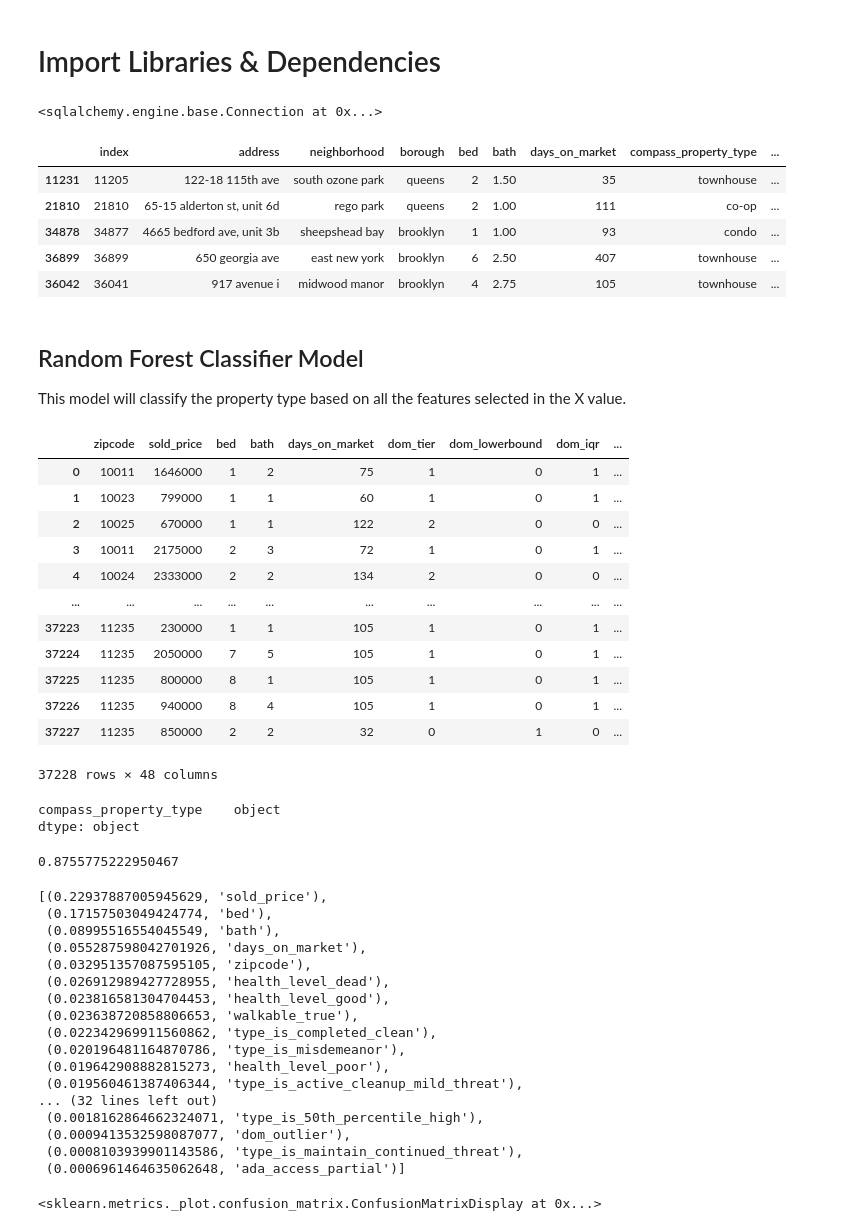
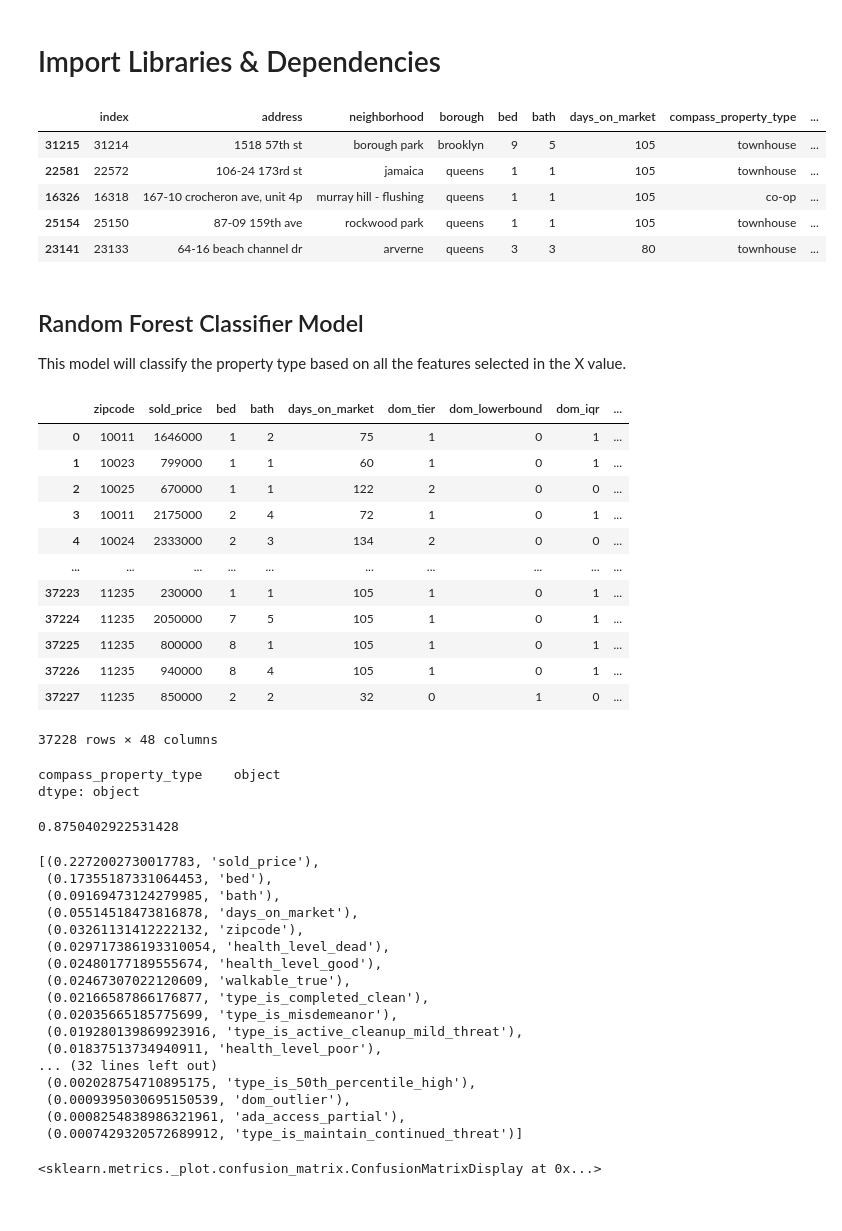
Before and after one commit to shadeetabasi/NYC-Challenge-Final, a Jupyter notebook: Resources/machine-learning/decision_trees-final.ipynb, the cells around one changed output. Cells and saved outputs as stored; diff of their text form; code cells hidden in the pictures.

```diff
--- a/Resources/machine-learning/decision_trees-final.ipynb
+++ b/Resources/machine-learning/decision_trees-final.ipynb
@@ -25,23 +28,26 @@ import seaborn as sns
 # %%
 #Create connection to postgres database EmployeeSQL
-load_dotenv()
-my_env_var = os.getenv('DB_CONNECTION_STRING')
-engine = create_engine(my_env_var)
-connection = engine.connect()
-connection
+# load_dotenv()
+# my_env_var = os.getenv('DB_CONNECTION_STRING')
+# engine = create_engine(my_env_var)
+# connection = engine.connect()
+# connection
+
+#connect engine
+###note to group, update local host location and name of database to reflect what is on your system
+connection_string = "postgres:postgres@localhost:5432/final_project"
+engine = create_engine(f'postgresql://{connection_string}')
-# %% [output]
-<sqlalchemy.engine.base.Connection at 0x...>
 # %%
-real_estateFinal_df = pd.read_sql('SELECT * FROM "real_estate_final"', connection)
+real_estateFinal_df = pd.read_sql('SELECT * FROM "real_estate_final"', engine)
 pd.set_option('display.max_columns', None)
 real_estateFinal_df.sample(5)
 # %% [output]
 |  | index | address | neighborhood | borough | bed | bath | days_on_market | compass_property_type | ... |
-| 11231 | 11205 | 122-18 115th ave | south ozone park | queens | 2 | 1.50 | 35 | townhouse | ... |
-| 21810 | 21810 | 65-15 alderton st, unit 6d | rego park | queens | 2 | 1.00 | 111 | co-op | ... |
-| 34878 | 34877 | 4665 bedford ave, unit 3b | sheepshead bay | brooklyn | 1 | 1.00 | 93 | condo | ... |
-| 36899 | 36899 | 650 georgia ave | east new york | brooklyn | 6 | 2.50 | 407 | townhouse | ... |
-| 36042 | 36041 | 917 avenue i | midwood manor | brooklyn | 4 | 2.75 | 105 | townhouse | ... |
+| 31215 | 31214 | 1518 57th st | borough park | brooklyn | 9 | 5 | 105 | townhouse | ... |
+| 22581 | 22572 | 106-24 173rd st | jamaica | queens | 1 | 1 | 105 | townhouse | ... |
+| 16326 | 16318 | 167-10 crocheron ave, unit 4p | murray hill - flushing | queens | 1 | 1 | 105 | co-op | ... |
+| 25154 | 25150 | 87-09 159th ave | rockwood park | queens | 1 | 1 | 105 | townhouse | ... |
+| 23141 | 23133 | 64-16 beach channel dr | arverne | queens | 3 | 3 | 80 | townhouse | ... |
 # %% [markdown]
 ## Random Forest Classifier Model
 
@@ -67,8 +73,8 @@ X.astype(int)
 | 0 | 10011 | 1646000 | 1 | 2 | 75 | 1 | 0 | 1 | ... |
 | 1 | 10023 | 799000 | 1 | 1 | 60 | 1 | 0 | 1 | ... |
 | 2 | 10025 | 670000 | 1 | 1 | 122 | 2 | 0 | 0 | ... |
-| 3 | 10011 | 2175000 | 2 | 3 | 72 | 1 | 0 | 1 | ... |
-| 4 | 10024 | 2333000 | 2 | 2 | 134 | 2 | 0 | 0 | ... |
+| 3 | 10011 | 2175000 | 2 | 4 | 72 | 1 | 0 | 1 | ... |
+| 4 | 10024 | 2333000 | 2 | 3 | 134 | 2 | 0 | 0 | ... |
 | ... | ... | ... | ... | ... | ... | ... | ... | ... | ... |
 | 37223 | 11235 | 230000 | 1 | 1 | 105 | 1 | 0 | 1 | ... |
 | 37224 | 11235 | 2050000 | 7 | 5 | 105 | 1 | 0 | 1 | ... |
@@ -92,28 +98,28 @@ rf = RandomForestClassifier(n_estimators=100, random_state=42, max_features="log
 rf = rf.fit(X_train, y_train.values.ravel())
 rf.score(X_test, y_test)
 # %% [output]
-0.8755775222950467
+0.8750402922531428
 # %%
 #show the importance of the x features
 sorted(zip(rf.feature_importances_, X.columns), reverse=True)
 # %% [output]
-[(0.22937887005945629, 'sold_price'),
- (0.17157503049424774, 'bed'),
- (0.08995516554045549, 'bath'),
- (0.055287598042701926, 'days_on_market'),
- (0.032951357087595105, 'zipcode'),
- (0.026912989427728955, 'health_level_dead'),
- (0.023816581304704453, 'health_level_good'),
- (0.023638720858806653, 'walkable_true'),
- (0.022342969911560862, 'type_is_completed_clean'),
- (0.020196481164870786, 'type_is_misdemeanor'),
- (0.019642908882815273, 'health_level_poor'),
- (0.019560461387406344, 'type_is_active_cleanup_mild_threat'),
+[(0.2272002730017783, 'sold_price'),
+ (0.17355187331064453, 'bed'),
+ (0.09169473124279985, 'bath'),
+ (0.05514518473816878, 'days_on_market'),
+ (0.03261131412222132, 'zipcode'),
+ (0.029717386193310054, 'health_level_dead'),
+ (0.02480177189555674, 'health_level_good'),
+ (0.02467307022120609, 'walkable_true'),
+ (0.02166587866176877, 'type_is_completed_clean'),
+ (0.02035665185775699, 'type_is_misdemeanor'),
+ (0.019280139869923916, 'type_is_active_cleanup_mild_threat'),
+ (0.01837513734940911, 'health_level_poor'),
 ... (32 lines left out)
- (0.0018162864662324071, 'type_is_50th_percentile_high'),
- (0.0009413532598087077, 'dom_outlier'),
- (0.0008103939901143586, 'type_is_maintain_continued_threat'),
- (0.0006961464635062648, 'ada_access_partial')]
+ (0.002028754710895175, 'type_is_50th_percentile_high'),
+ (0.0009395030695150539, 'dom_outlier'),
+ (0.0008254838986321961, 'ada_access_partial'),
+ (0.0007429320572689912, 'type_is_maintain_continued_threat')]
 # %%
 #make prediction from model
 y_pred = rf.predict(X_test)
```
Also changed, not shown: parts of 14 cells of this notebook, 2 other files.
